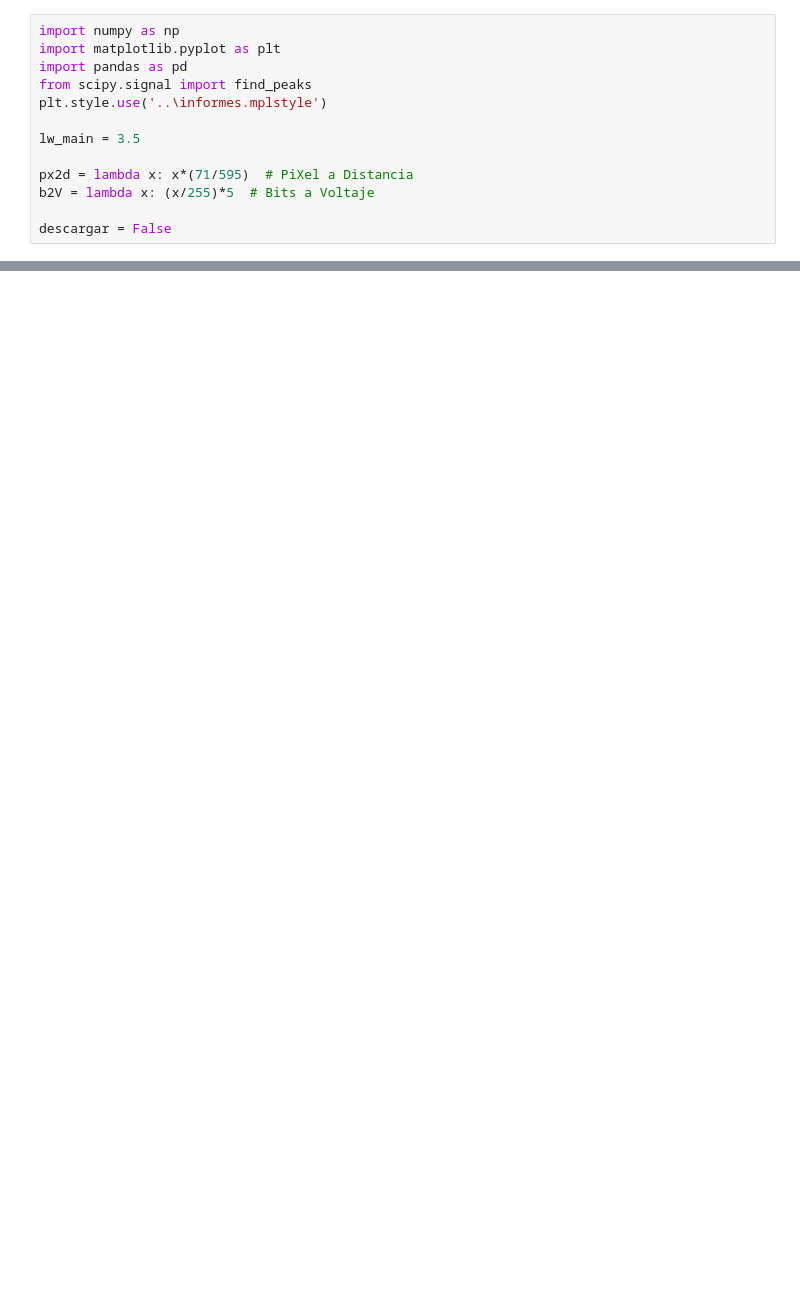
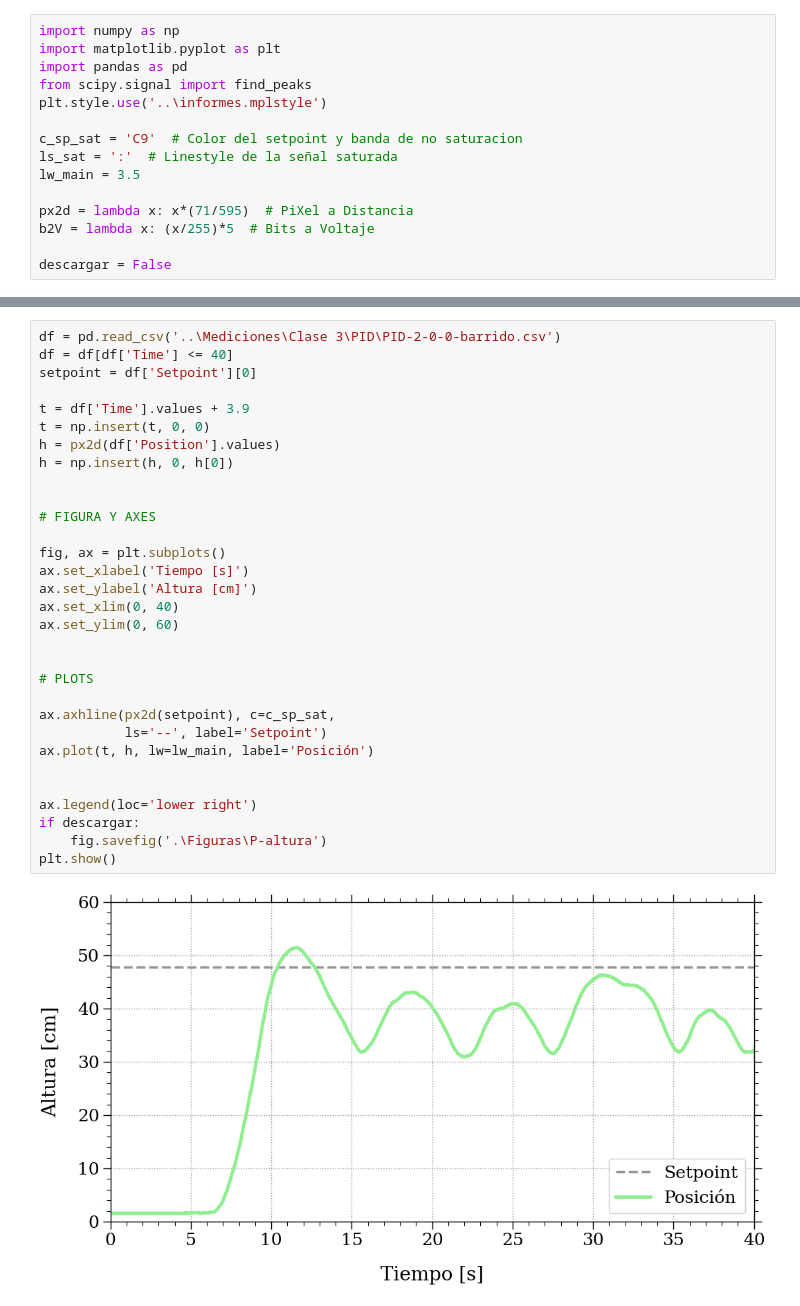
Before and after one commit to Martin-Palomeque/PID, a Jupyter notebook: Entregas/figuras_informe.ipynb, the cells around one changed output, grey strips where cells are left out. Cells and saved outputs as stored; diff of their text form; blank space fills up the shorter version.

```diff
--- a/Entregas/figuras_informe.ipynb
+++ b/Entregas/figuras_informe.ipynb
@@ -5,6 +5,8 @@ import pandas as pd
 from scipy.signal import find_peaks
 plt.style.use('..\informes.mplstyle')
 
+c_sp_sat = 'C9'  # Color del setpoint y banda de no saturacion
+ls_sat = ':'  # Linestyle de la señal saturada
 lw_main = 3.5
 
 px2d = lambda x: x*(71/595)  # PiXel a Distancia
@@ -15,0 +18,33 @@ descargar = False
+# %%
+df = pd.read_csv('..\Mediciones\Clase 3\PID\PID-2-0-0-barrido.csv')
+df = df[df['Time'] <= 40]
+setpoint = df['Setpoint'][0]
+
+t = df['Time'].values + 3.9
+t = np.insert(t, 0, 0)
+h = px2d(df['Position'].values)
+h = np.insert(h, 0, h[0])
+
+
+# FIGURA Y AXES
+
+fig, ax = plt.subplots()
+ax.set_xlabel('Tiempo [s]')
+ax.set_ylabel('Altura [cm]')
+ax.set_xlim(0, 40)
+ax.set_ylim(0, 60)
+
+
+# PLOTS
+
+ax.axhline(px2d(setpoint), c=c_sp_sat,
+           ls='--', label='Setpoint')
+ax.plot(t, h, lw=lw_main, label='Posición')
+
+
+ax.legend(loc='lower right')
+if descargar:
+    fig.savefig('.\Figuras\P-altura')
+plt.show()
+# %% [output]
+[figure, added]
```
Also changed, not shown: parts of 26 cells of this notebook, 15 other files.
